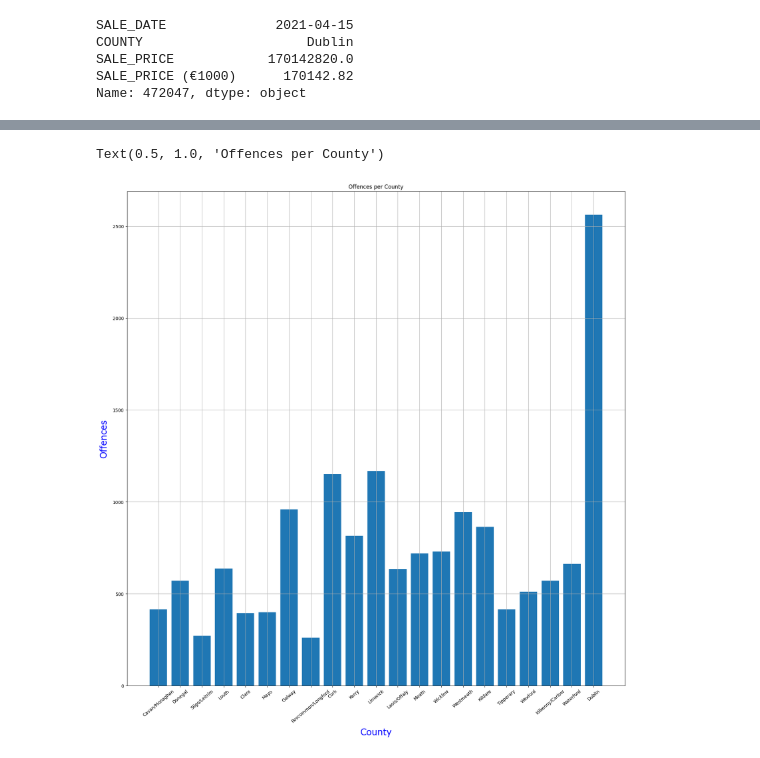
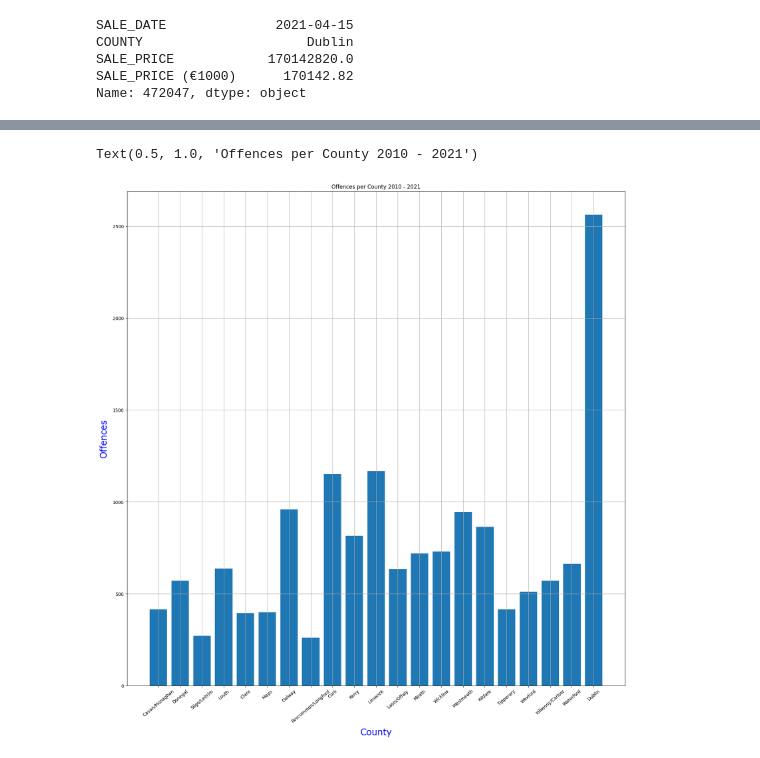
Before and after one commit to AdamL-DSG42/MachineLearningPortfolio, a Jupyter notebook: CrimeAffectOnPropertyPrice.ipynb, the cells around one changed output, grey strips where cells are left out. Drawn from its saved outputs; the diff is of its cells as text; code cells hidden in the pictures.

```diff
--- a/CrimeAffectOnPropertyPrice.ipynb
+++ b/CrimeAffectOnPropertyPrice.ipynb
@@ -453,12 +489,12 @@ Text(0.5, 1.0, 'AVERAGE SALE PRICE PER COUNTY')
 # %%
 fig, ax = plt.subplots(1, figsize = (20, 20))
 ax.grid()
 plt.bar(df_crime_altered['County'], df_crime_altered['VALUE'])
 plt.xticks(rotation = 40)
 plt.xlabel('County', fontdict=font, labelpad=10)
 plt.ylabel('Offences', fontdict=font, labelpad=10)
 plt.grid(True)
-plt.title("Offences per County")
+plt.title("Offences per County 2010 - 2021")
 # %% [output]
-Text(0.5, 1.0, 'Offences per County')
+Text(0.5, 1.0, 'Offences per County 2010 - 2021')
-[figure, old version]
+[figure, new version]
```
Also changed, not shown: parts of 20 cells of this notebook.
